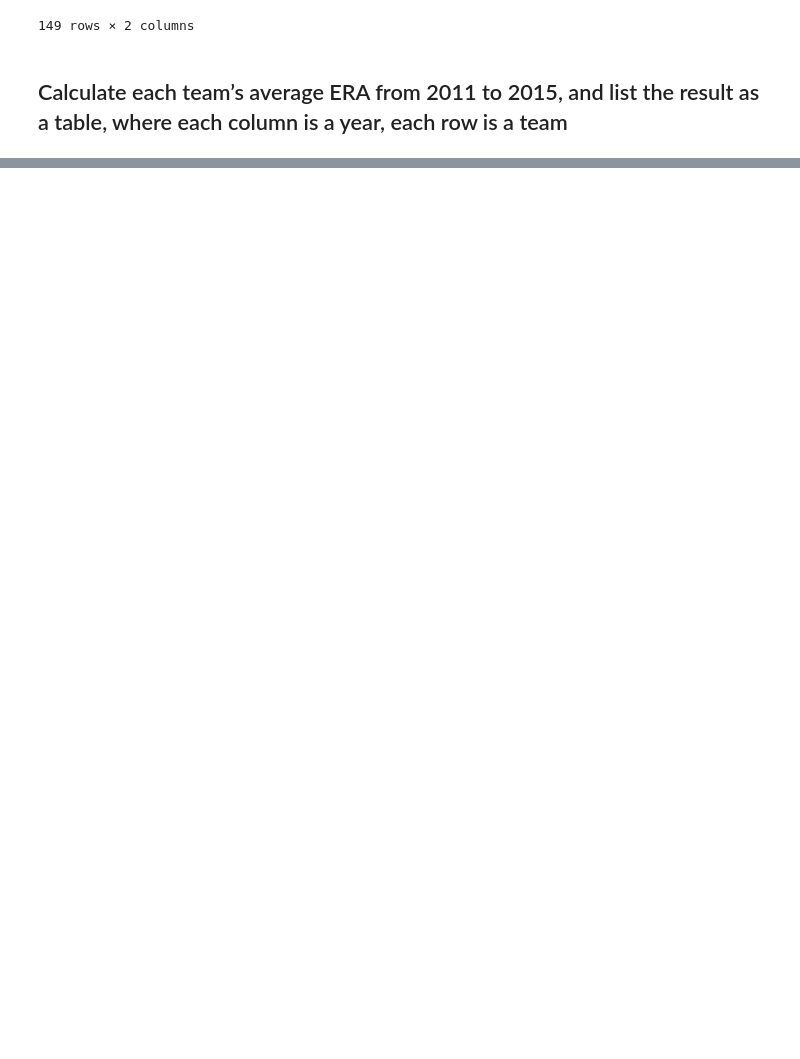
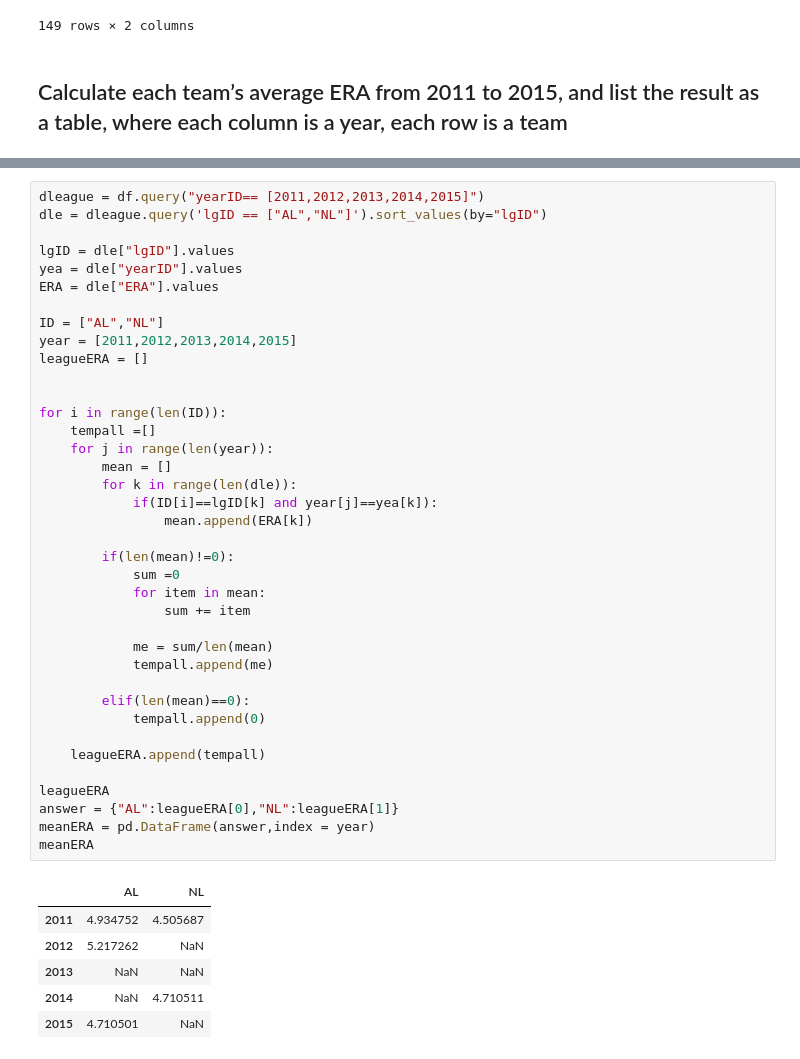
Before and after one commit to andy7gogo/data-Visulation, a Jupyter notebook: question1.ipynb, the cells around one changed output, grey strips where cells are left out. Cells and saved outputs as stored; diff of their text form; blank space fills up the shorter version.

```diff
--- a/question1.ipynb
+++ b/question1.ipynb
@@ -185,0 +242,45 @@ da
+# %%
+dleague = df.query("yearID== [2011,2012,2013,2014,2015]")
+dle = dleague.query('lgID == ["AL","NL"]').sort_values(by="lgID")
+
+lgID = dle["lgID"].values
+yea = dle["yearID"].values
+ERA = dle["ERA"].values
+
+ID = ["AL","NL"]
+year = [2011,2012,2013,2014,2015]
+leagueERA = []
+
+
+for i in range(len(ID)):
+    tempall =[]
+    for j in range(len(year)):
+        mean = []
+        for k in range(len(dle)):
+            if(ID[i]==lgID[k] and year[j]==yea[k]):
+                mean.append(ERA[k])
+
+        if(len(mean)!=0):
+            sum =0
+            for item in mean:
+                sum += item
+
+            me = sum/len(mean)
+            tempall.append(me)
+
+        elif(len(mean)==0):
+            tempall.append(0)
+
+    leagueERA.append(tempall)
+
+leagueERA
+answer = {"AL":leagueERA[0],"NL":leagueERA[1]}
+meanERA = pd.DataFrame(answer,index = year)
+meanERA
+# %% [output]
+|  | AL | NL |
+| 2011 | 4.934752 | 4.505687 |
+| 2012 | 5.217262 | NaN |
+| 2013 | NaN | NaN |
+| 2014 | NaN | 4.710511 |
+| 2015 | 4.710501 | NaN |
```
Also changed, not shown: parts of 7 cells of this notebook.
